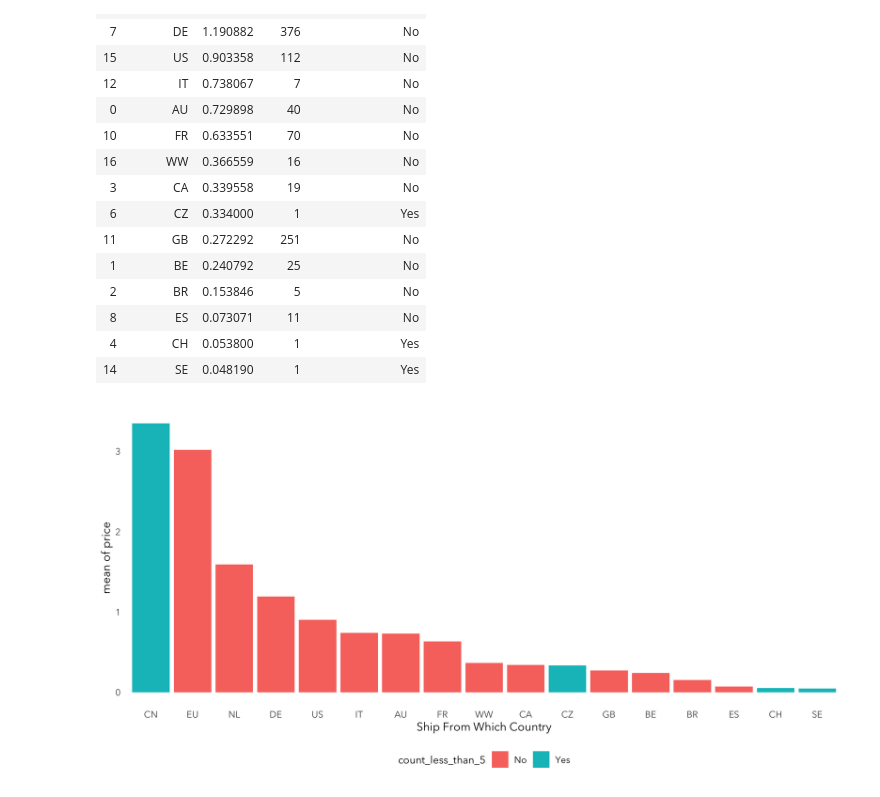
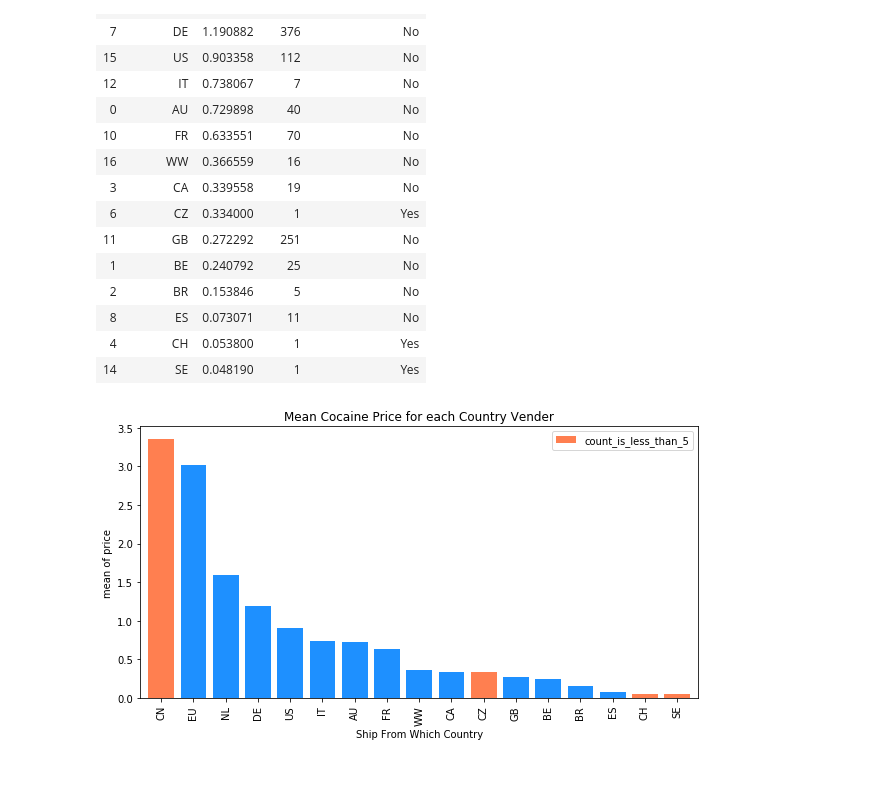
Before and after one commit to mundyreimer/dark_market_ml, a Jupyter notebook: EDA.ipynb, the cells around one changed output. Drawn from its saved outputs; the diff is of its cells as text; code cells hidden in the pictures.

```diff
--- a/EDA.ipynb
+++ b/EDA.ipynb
@@ -64,10 +58,11 @@ df.head()
 | 3 | 2026 | 2KG Colombian Cocaine 90% | EU → EU, WW | 2000.0 | 90.0 | 30.40 | 0.015200 | ... |
 | 4 | 4606 | ✯2kg FLAKES COCAINE 92% ✯GA✯ | NL → WW, US | 2000.0 | 92.0 | 29.89 | 0.014945 | ... |
 # %%
-ship_from = df.groupby('ship_from').agg({'btc_price': ['mean', 'count']}).reset_index()
-ship_from = pd.concat([ship_from['ship_from'],ship_from['btc_price']], axis=1)
-ship_from.loc[ship_from['count']<5, 'count_less_than_5'] = 'Yes'
-ship_from.loc[ship_from['count']>=5, 'count_less_than_5'] = 'No'
+ship_from = df.groupby('ship_from').agg(
+    {'btc_price': ['mean', 'count']}).reset_index()
+ship_from = pd.concat([ship_from['ship_from'], ship_from['btc_price']], axis=1)
+ship_from.loc[ship_from['count'] < 5, 'count_less_than_5'] = 'Yes'
+ship_from.loc[ship_from['count'] >= 5, 'count_less_than_5'] = 'No'
 ship_from = ship_from.sort_values('mean', ascending=False)
 ship_from
 # %% [output]
@@ -94,17 +87,14 @@ ship_from
-# %%
-%%R -w 10 -h 5 --units in -r 300
-ggplot(data=ship_from) +
-geom_bar(aes(x=reorder(ship_from, -mean), y=mean, fill=count_less_than_5), stat="identity")+
-theme_bw() +
-theme(text = element_text(family = 'Avenir Next'),
-      axis.ticks = element_blank(),
-      panel.border = element_blank(),
-      panel.grid = element_blank(),
-      legend.position="bottom",
-      legend.title = element_text(size = 10)) +
-xlab("Ship From Which Country") + ylab("mean of price")
-# %% [output]
-[figure, removed]
+# %%
+colors = {'Yes': 'coral', 'No': 'dodgerblue'}
+ship_from_plt = ship_from.rename(columns={'mean': 'count_is_less_than_5'})
+ax = ship_from_plt.plot(x='ship_from', y='count_is_less_than_5', kind='bar',
+                        color=ship_from_plt['count_less_than_5'].apply(lambda x: colors[x]), figsize=(10, 5), width=0.8)
+ax.set_xlabel('Ship From Which Country')
+ax.set_ylabel('mean of price')
+ax.set_title('Mean Cocaine Price for each Country Vender')
+plt.show()
+# %% [output]
+[figure, added]
 # %%
 col_lst = list(data.columns[-13:])
 col_lst.append('escrow')
```
Also changed, not shown: parts of 7 cells of this notebook.
